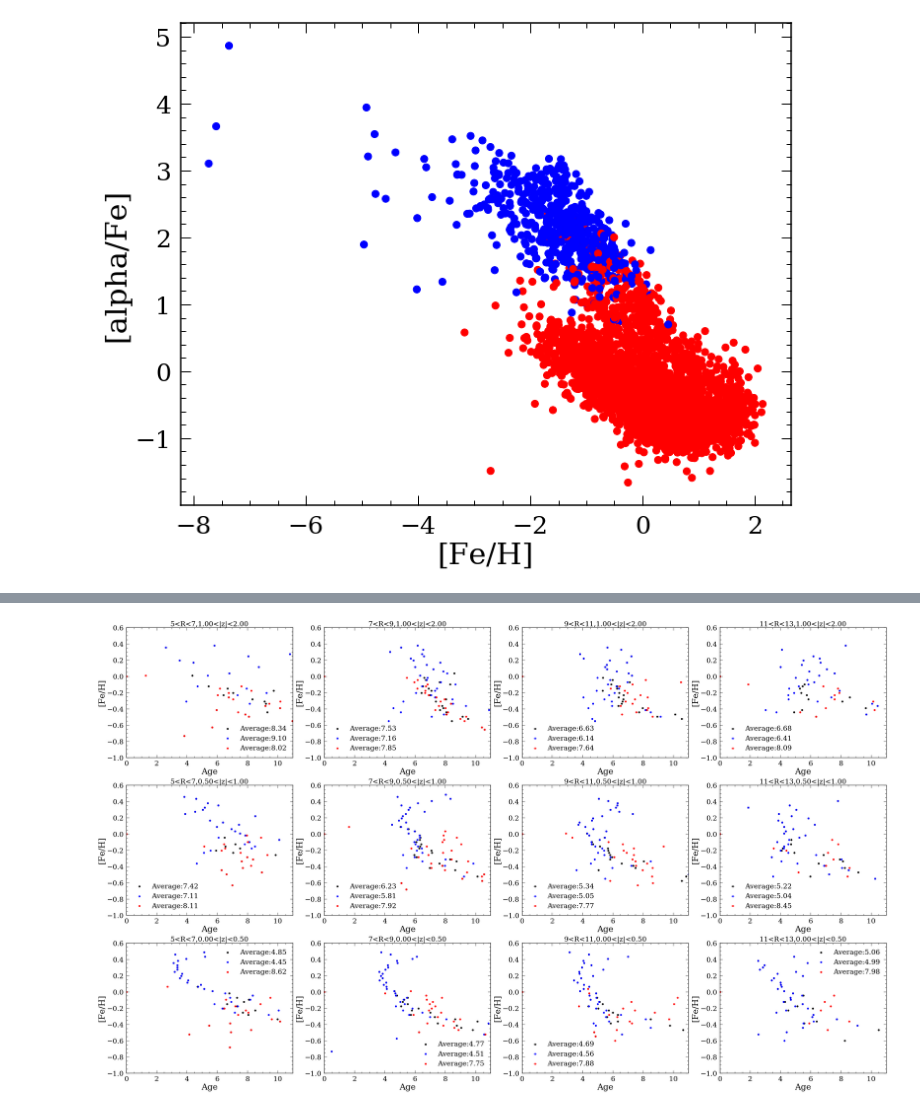
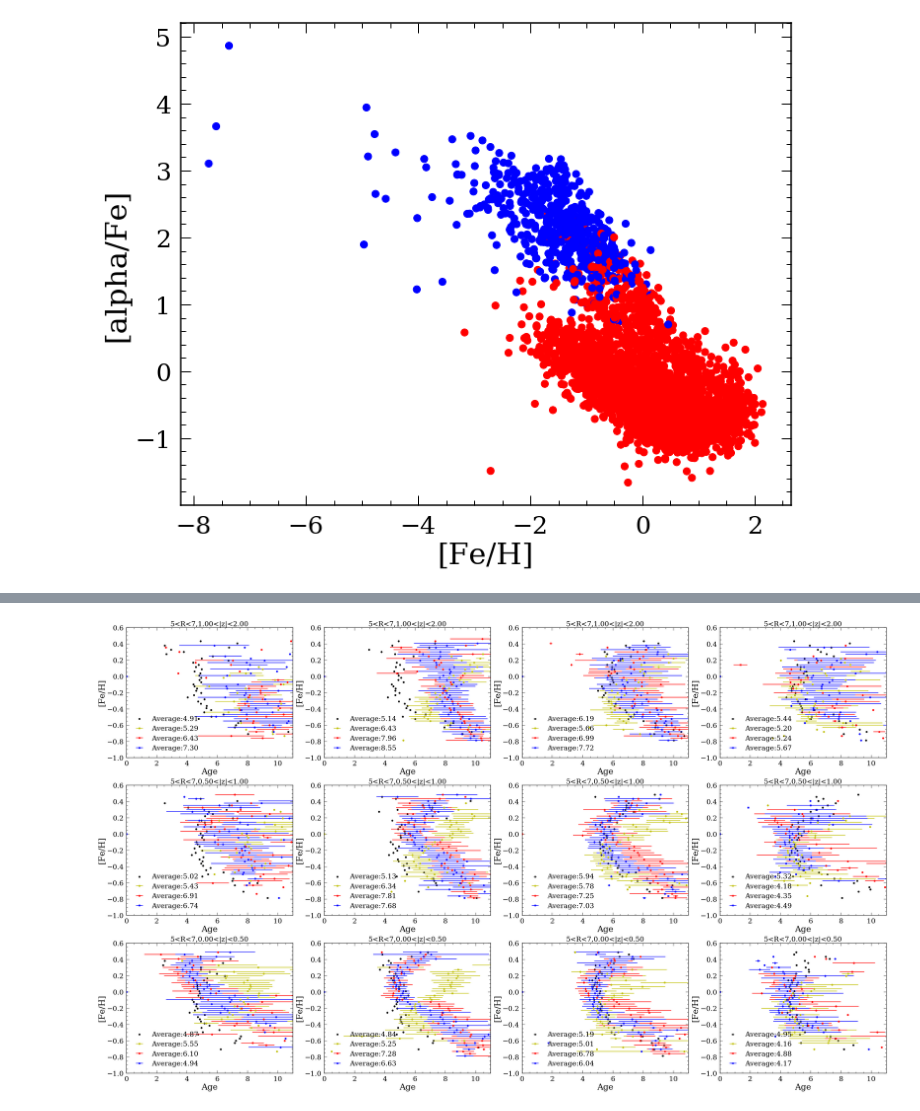
Before and after one commit to lyx12311/HighAlpha, a Jupyter notebook: Clusteralpha.ipynb, the cells around one changed output, grey strips where cells are left out. Drawn from its saved outputs; the diff is of its cells as text; code cells hidden in the pictures.

```diff
--- a/Clusteralpha.ipynb
+++ b/Clusteralpha.ipynb
@@ -191,2 +195,0 @@ for i in trange(nums+1):
-# %%
-y_pred=ward.fit_predict(X)
@@ -212,3 +208 @@ plt.tight_layout()
-# %%
-y_pred=np.array(y_pred,dtype=bool)
 # %%
@@ -224,0 +220,10 @@ plt.tight_layout()
+# %%
+y_pred=np.array(y_pred,dtype=int)
+colors = np.array(list(islice(cycle(['r','b','y','g']),
+                                      int(max(y_pred) + 1))))
+
+plt.figure(figsize=(10,8))
+plt.scatter(df_CM['ALPHA_M'], df_CM['z'], s=1, color=colors[y_pred],alpha=0.5)
+plt.ylabel('z')
+plt.xlabel('[alpha/Fe]')
+plt.tight_layout()
@@ -225,2 +232,2 @@ plt.tight_layout()
 # %%
-df_rc['hi_low']=y_pred
+df_CM['hi_low']=y_pred
@@ -232,51 +293,49 @@ zbin=[5,7,9,11,13]
 plt.figure(figsize=(40,24))
 count=1
 for i in range(len(Rbin)-1):
-    df_all=df_rc.loc[df_rc['z']>Rbin[i+1]]
+    df_all=df_CM.loc[df_CM['z']>Rbin[i+1]]
     df_all=df_all.loc[df_all['z']<Rbin[i]]
 
     for j in range(len(zbin)-1):
         df_all_z=df_all.loc[abs(df_all['R'])>zbin[j]]
         df_all_z=df_all_z.loc[abs(df_all_z['R'])<zbin[j+1]]
 
         df_all_z=df_all_z.dropna(subset=['M_H','Age'])
 
-        ha_bin_z=df_all_z.loc[df_all_z['hi_low']==True]
-        la_bin_z=df_all_z.loc[df_all_z['hi_low']==False]
-
-        #meanfeh,meanage,meanage_err,starnumb=getave_age(df_all_z['Age'].values,df_all_z['M_H'].values)
         allage=np.append(la_bin_z['Age'].values,ha_bin_z['Age'].values)
         allmh=np.append(la_bin_z['M_H'].values,ha_bin_z['M_H'].values)
         meanfeh,meanage,meanage_err,starnumb=getave_age(allage,allmh)
-        meanfeh_la,meanage_la,meanage_err_la,starnumb_la=getave_age(la_bin_z['Age'].values,
-                                                                    la_bin_z['M_H'].values)
-        meanfeh_ha,meanage_ha,meanage_err_ha,starnumb_ha=getave_age(ha_bin_z['Age'].values,
+
+        plt.subplot(3,4,count)
+        plt.scatter(meanage,meanfeh,c='k',label='Average:%.2f'%np.mean(allage))
+
+        colors=['b','r','y']
+        for j in df_CM['hi_low'].unique():
+            ha_bin_z=df_all_z.loc[df_all_z['hi_low']==j]
+            meanfeh_ha,meanage_ha,meanage_err_ha,starnumb_ha=getave_age(ha_bin_z['Age'].values,
                                                                     ha_bin_z['M_H'].values)
-        clear_output(wait = True)
-        plt.subplot(3,4,count)
-        #plt.errorbar(meanage,meanfeh,xerr=meanage_err,fmt='ko',label='Average:%.2f'%np.mean(allage))
-        #plt.errorbar(meanage_la,meanfeh_la,xerr=meanage_err_la,fmt='bo',label='Average:%.2f'%np.mean(la_bin_z['Age']))
-        #plt.errorbar(meanage_ha,meanfeh_ha,xerr=meanage_err_ha,fmt='ro',label='Average:%.2f'%np.mean(ha_bin_z['Age']))
+            clear_output(wait = True)
 
-        plt.scatter(meanage,meanfeh,c='k',label='Average:%.2f'%np.mean(allage))
-        plt.scatter(meanage_la,meanfeh_la,c='b',label='Average:%.2f'%np.mean(la_bin_z['Age']))
-        plt.scatter(meanage_ha,meanfeh_ha,c='r',label='Average:%.2f'%np.mean(ha_bin_z['Age']))
+            plt.errorbar(meanage_ha,meanfeh_ha,xerr=meanage_err_ha,color=colors[j],fmt='o',label='Average:%.2f'%np.mean(meanage_ha))
+
+            #plt.scatter(meanage_ha,meanfeh_ha,c=colors[j],label='Average:%.2f'%np.mean(ha_bin_z['Age']))
+
 
         #plt.xlim([0,10])
         #plt.ylim([-2,0.5])
         plt.xlabel('Age')
         plt.ylabel('[Fe/H]')
         #plt.title('All stars',fontsize=25)
 
         #plt.scatter(ha_bin['Age'],ha_bin['M_H'],c='r',alpha=0.5)
         #plt.scatter(la_bin['Age'],la_bin['M_H'],c='b',alpha=0.5)
         plt.xlim([0,11])
         plt.ylim([-1,0.6])
         plt.legend()
         count=count+1
         plt.title('%d<R<%d,%.2f<|z|<%.2f'%(zbin[j],zbin[j+1],Rbin[i+1],Rbin[i]),fontsize=25)
         plt.tight_layout()
 
 #plt.savefig('FeAge.png')
 # %% [output]
-[figure, old version]
+[figure, new version]
```
Also changed, not shown: parts of 15 cells of this notebook, 6 other files.
